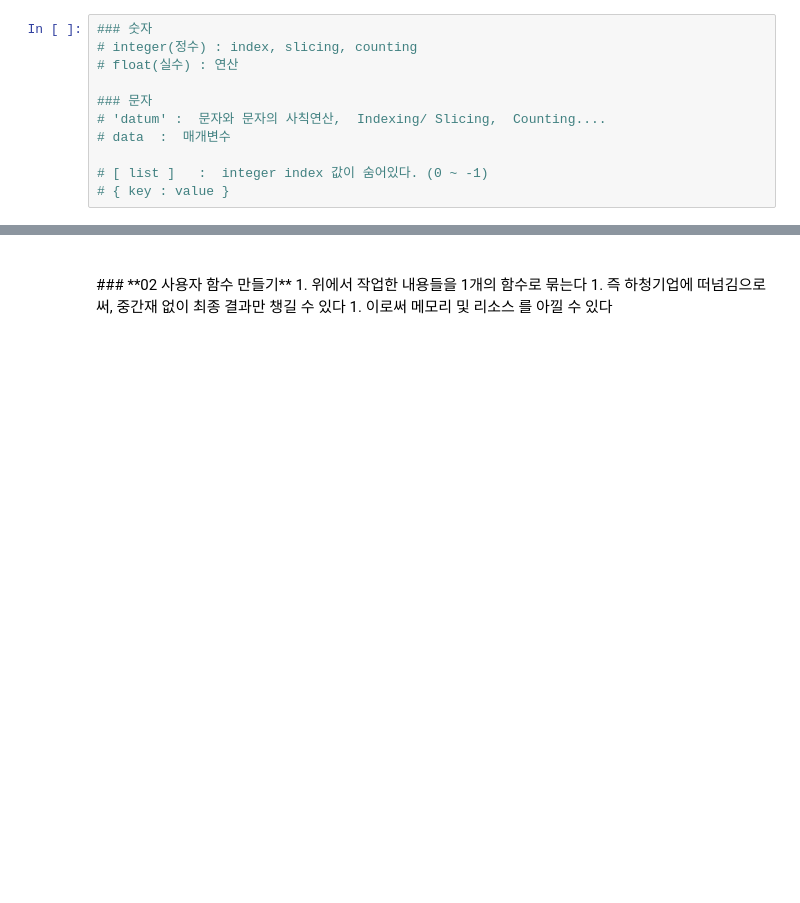
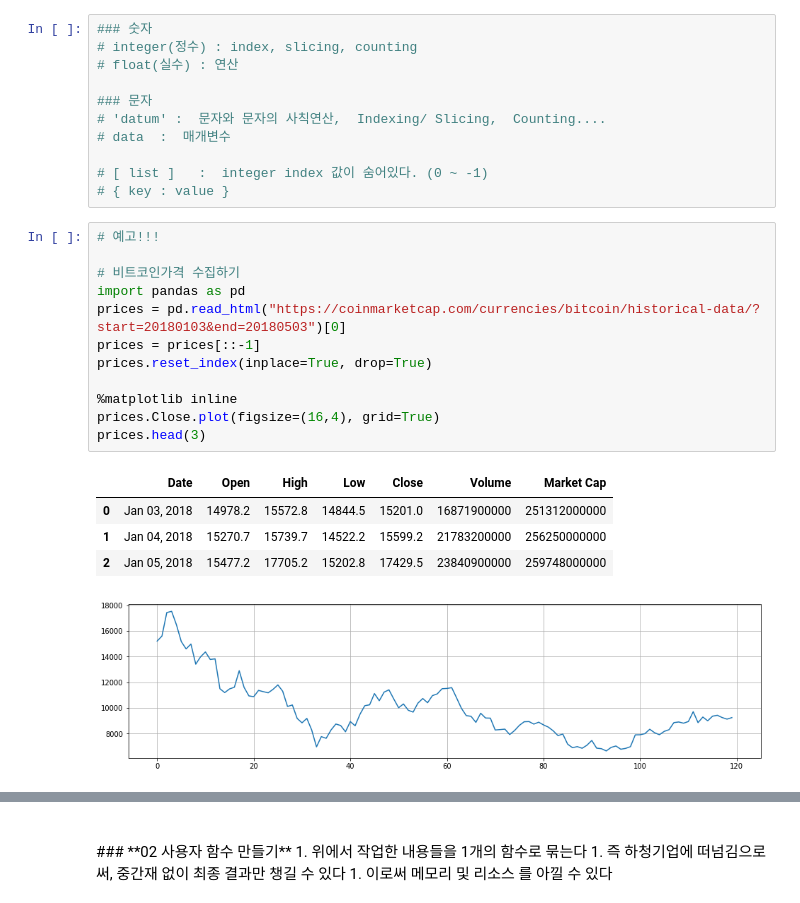
Before and after one commit to YongBeomKim/FinanceBasic2018, a Jupyter notebook: 02.String_Function.ipynb, the cells around one changed output, grey strips where cells are left out. Saved outputs shown, nothing was run; the diff lists cells and outputs as text; blank space fills up the shorter version.

Commit message:
bitcoin crawling

```diff
--- a/02.String_Function.ipynb
+++ b/02.String_Function.ipynb
@@ -140,4 +140,22 @@ for 반복실행결과, 여러개의 결과를 출력한다
 
 # [ list ]   :  integer index 값이 숨어있다. (0 ~ -1)
 # { key : value }
+# %%
+# 예고!!!
+
+# 비트코인가격 수집하기
+import pandas as pd
+prices = pd.read_html("https://coinmarketcap.com/currencies/bitcoin/historical-data/?start=20180103&end=20180503")[0]
+prices = prices[::-1]
+prices.reset_index(inplace=True, drop=True)
+
+%matplotlib inline
+prices.Close.plot(figsize=(16,4), grid=True)
+prices.head(3)
+# %% [output]
+|  | Date | Open | High | Low | Close | Volume | Market Cap |
+| 0 | Jan 03, 2018 | 14978.2 | 15572.8 | 14844.5 | 15201.0 | 16871900000 | 251312000000 |
+| 1 | Jan 04, 2018 | 15270.7 | 15739.7 | 14522.2 | 15599.2 | 21783200000 | 256250000000 |
+| 2 | Jan 05, 2018 | 15477.2 | 17705.2 | 15202.8 | 17429.5 | 23840900000 | 259748000000 |
+[figure, added]
 # %%
```
Also changed, not shown: parts of 8 cells of this notebook.
